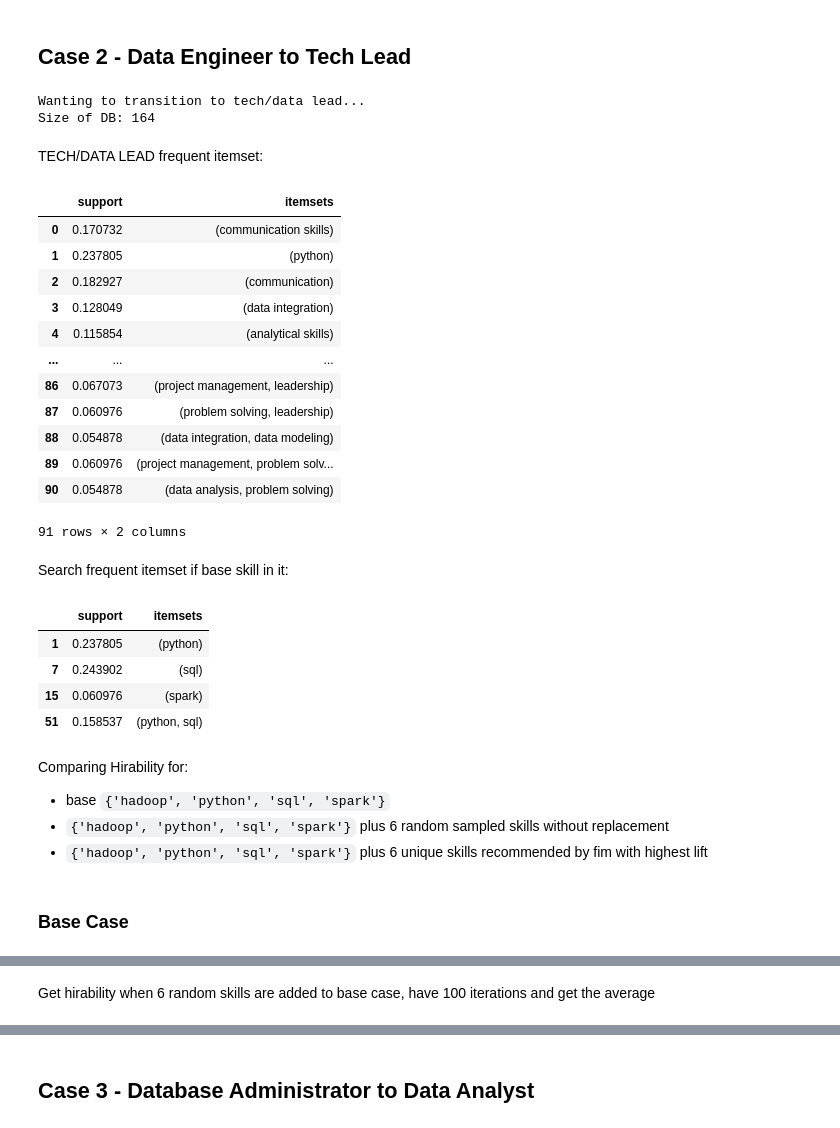
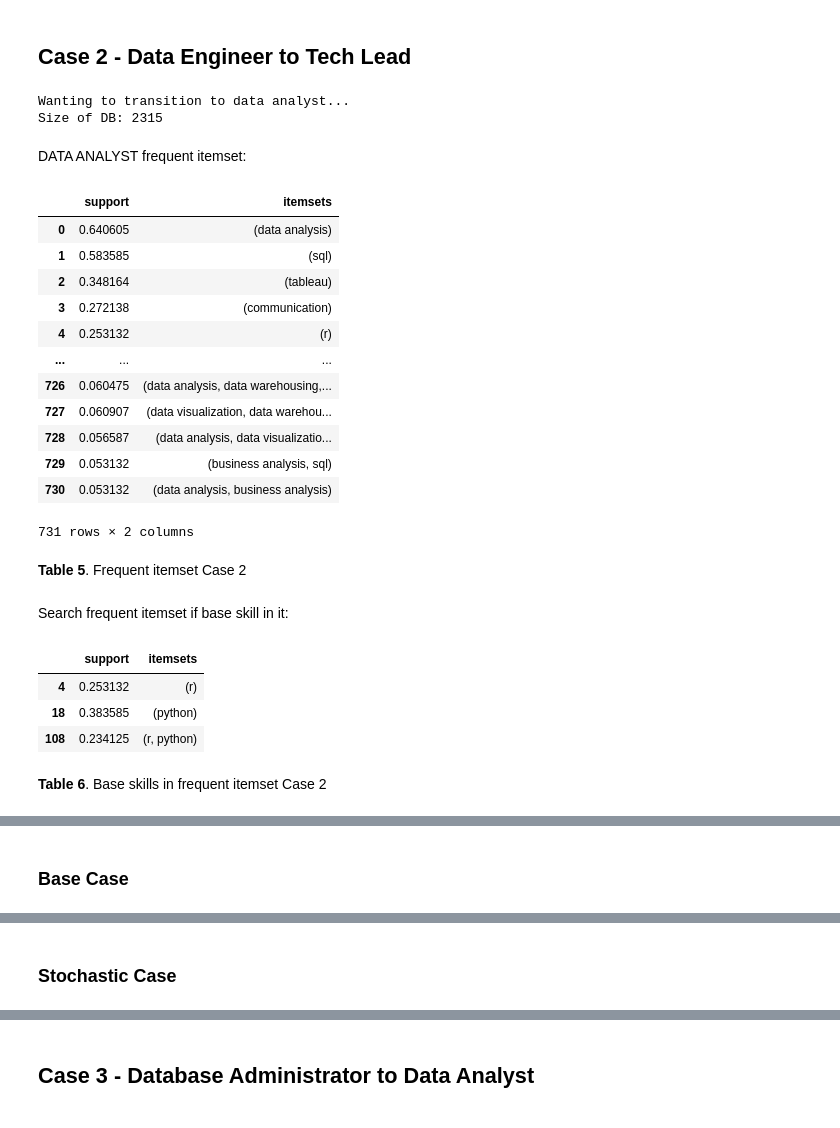
Before and after one commit to vsitucal-personal/DMW2_Final, a Jupyter notebook: DMW2_not_interactive.ipynb, the cells around one changed output, grey strips where cells are left out. Drawn from its saved outputs; the diff is of its cells as text; code cells hidden in the pictures.

```diff
--- a/DMW2_not_interactive.ipynb
+++ b/DMW2_not_interactive.ipynb
@@ -43,0 +150,15 @@ The job skill mismatch dilemma presents a significant challenge, causing ineffic
+# %%
+merged_df["job_title_new"] = merged_df["job_title"].apply(check_job_title)
+job_title_counts = merged_df['job_title_new'].value_counts().sort_values(ascending=False)
+
+plt.figure(figsize=(10, 6))
+ax = sns.countplot(data=merged_df, y='job_title_new', order=job_title_counts.index, color='orange')
+plt.title('Job Titles')
+plt.xlabel('Count')
+plt.ylabel('Job Title')
+
+for i, count in enumerate(job_title_counts):
+    ax.text(count, i, str(count), ha='left', va='center')
+
+plt.show()
+display(Markdown("**Figure 3**. Count of binned jobs"))
@@ -121,6 +275,7 @@ We'll quote the above metric as $Hirability$ based on what skills you have. $Hir
 In this project we'll be using Base Case as the baseline. Stochastic case as the "usual" method of expanding skills (in real life this is not entirely true but we'll use this as some kind of a PCC metric that will define your hirability by adding random skills). Finally, FIM case will be the alternative case. We will then check with the sample cases below the performance of all 3 based on their computed $Hirability$.
 # %%
 def skill_fim(merged_df, job_tit, support):
+    """Get fim"""
     print(f"Wanting to transition to {job_tit}...")
     db = merged_df[merged_df["job_title_new"] == job_tit]
     dataset = db["job_skills_"].to_list()
@@ -138,18 +293,22 @@ def skill_fim(merged_df, job_tit, support):
     return rules, frequent_itemsets, db
 # %%
 def get_skills_probability(job_database, skills_to_match):
+    """Get skills probability"""
     job_database["acceptance_prob"] = job_database["job_skills_"].apply(
         lambda x: len(skills_to_match.intersection(x)) / len(x)
     )
     prob = round((job_database["acceptance_prob"].sum() / len(job_database)) * 100, 4)
     return prob, job_database["acceptance_prob"].sum(), len(job_database)
 # %%
-def test_fim(merged_df, job_tit, supp, base_skills, no_skills_to_add):
+def test_fim(merged_df, job_tit, supp, base_skills, no_skills_to_add, fig_nos, case):
+    """Create cases"""
     c_rules, c_fi, c_db = skill_fim(merged_df, job_tit, supp)
     display(Markdown(f"{job_tit.upper()} frequent itemset:"))
     display(c_fi)
+    display(Markdown(f"**Table {fig_nos[0]}**. Frequent itemset {case}"))
     display(Markdown("Search frequent itemset if base skill in it:"))
     display(c_fi[c_fi["itemsets"] <= base_skills])
+    display(Markdown(f"**Table {fig_nos[1]}**. Base skills in frequent itemset {case}"))
     display(
         Markdown(
             METHO.format(
@@ -213,8 +372,9 @@ def test_fim(merged_df, job_tit, supp, base_skills, no_skills_to_add):
     )
     most_lift = c_rules[
         c_rules["antecedents"].apply(lambda rules: rules <= base_skills)
-    ].sort_values(by=["lift"], ascending=False)
+    ].sort_values(by=["lift", "confidence"], ascending=False)
     display(most_lift)
+    display(Markdown(f"**Table {fig_nos[2]}**. Association Rules by most lift and confidence {case}"))
     consequents = [list(fs) for fs in most_lift["consequents"].to_list()]
     fim_skills = []
     consequents_ = [item for sublist in consequents for item in sublist]
@@ -296,39 +500,37 @@ Applying in all 799 data scientist jobs, you are likely to get into 33
 # %% [markdown]
 ## Case 2 - Data Engineer to Tech Lead
 # %%
-base_skills = {"python", "spark", "hadoop", "sql"}
+base_skills = {"r", "python"}
 test_fim(
     merged_df=merged_df,
-    job_tit="tech/data lead",
+    job_tit="data analyst",
     supp=0.05,
     base_skills=base_skills,
-    no_skills_to_add=6,
+    no_skills_to_add=3,
+    fig_nos=[i for i in range(5, 8)],
+    case="Case 2",
 )
 # %% [output]
-Wanting to transition to tech/data lead...
-Size of DB: 164
+Wanting to transition to data analyst...
+Size of DB: 2315
-TECH/DATA LEAD frequent itemset:
+DATA ANALYST frequent itemset:
 |  | support | itemsets |
-| 0 | 0.170732 | (communication skills) |
-| 1 | 0.237805 | (python) |
-| 2 | 0.182927 | (communication) |
-| 3 | 0.128049 | (data integration) |
-| 4 | 0.115854 | (analytical skills) |
+| 0 | 0.640605 | (data analysis) |
+| 1 | 0.583585 | (sql) |
+| 2 | 0.348164 | (tableau) |
+| 3 | 0.272138 | (communication) |
+| 4 | 0.253132 | (r) |
 | ... | ... | ... |
-| 86 | 0.067073 | (project management, leadership) |
-| 87 | 0.060976 | (problem solving, leadership) |
-| 88 | 0.054878 | (data integration, data modeling) |
-| 89 | 0.060976 | (project management, problem solv... |
-| 90 | 0.054878 | (data analysis, problem solving) |
+| 726 | 0.060475 | (data analysis, data warehousing,... |
+| 727 | 0.060907 | (data visualization, data warehou... |
+| 728 | 0.056587 | (data analysis, data visualizatio... |
+| 729 | 0.053132 | (business analysis, sql) |
+| 730 | 0.053132 | (data analysis, business analysis) |
-91 rows × 2 columns
+731 rows × 2 columns
-Search frequent itemset if base skill in it:
+**Table 5**. Frequent itemset Case 2
+Search frequent itemset if base skill in it:
 |  | support | itemsets |
-| 1 | 0.237805 | (python) |
-| 7 | 0.243902 | (sql) |
-| 15 | 0.060976 | (spark) |
-| 51 | 0.158537 | (python, sql) |
+| 4 | 0.253132 | (r) |
+| 18 | 0.383585 | (python) |
+| 108 | 0.234125 | (r, python) |
-Comparing Hirability for:
-- base `{'hadoop', 'python', 'sql', 'spark'}`
-- `{'hadoop', 'python', 'sql', 'spark'}` plus 6 random sampled skills without replacement
-- `{'hadoop', 'python', 'sql', 'spark'}` plus 6 unique skills recommended by fim with highest lift
-### Base Case
+**Table 6**. Base skills in frequent itemset Case 2
@@ -340 +541 @@ Applying in all 164 tech/data lead jobs, you are likely to get into 4
-Get hirability when 6 random skills are added to base case, have 100 iterations and get the average
+### Base Case
@@ -340,0 +546 @@ Get hirability when 6 random skills are added to base case, have 100 iterations
+### Stochastic Case
```
Also changed, not shown: parts of 18 cells of this notebook, 1 other file.
